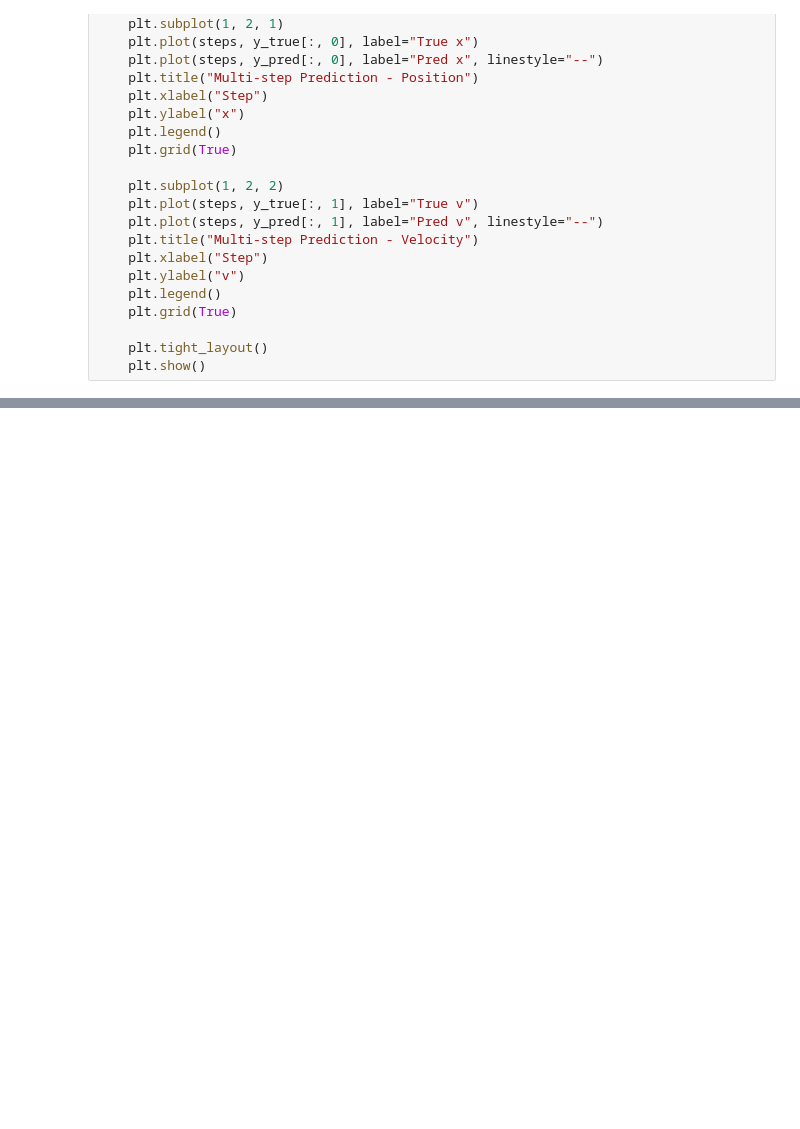
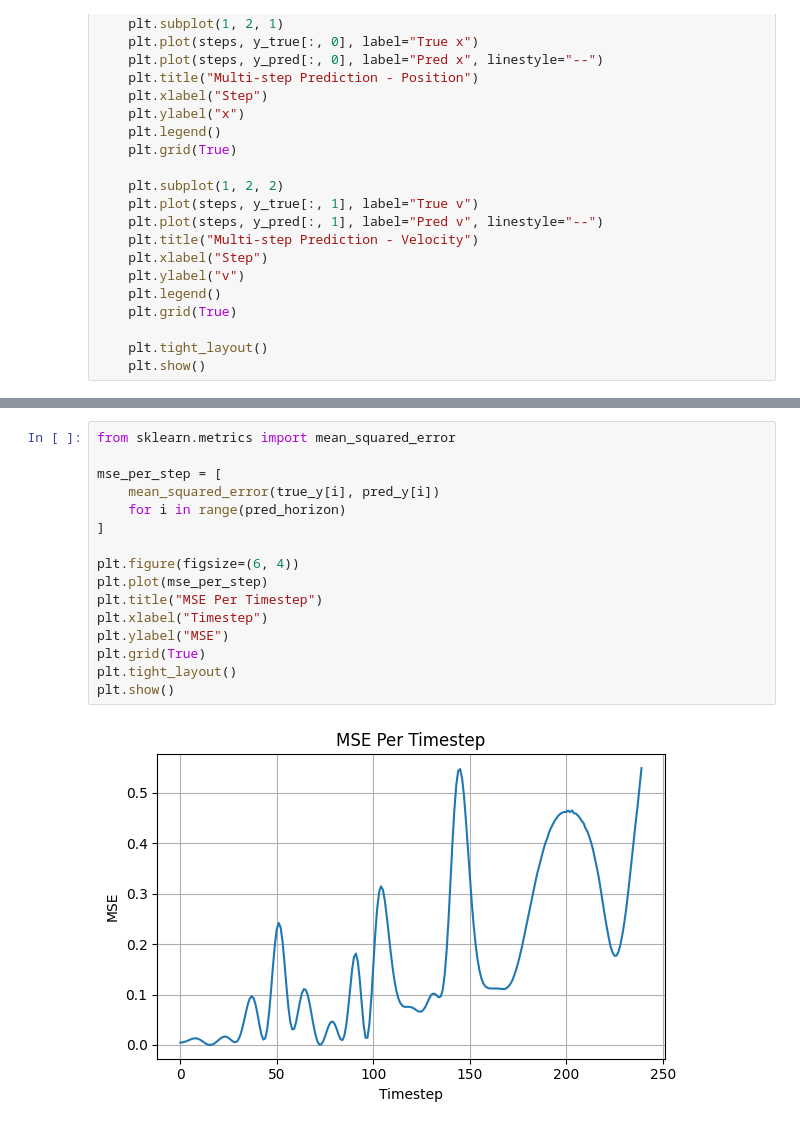
Before and after one commit to Mustafa-Meric-Kasap/duff-net-dynamics, a Jupyter notebook: notebooks/nn_modeling_multi_step.ipynb, the cells around one changed output, grey strips where cells are left out. Saved outputs shown, nothing was run; the diff lists cells and outputs as text; blank space fills up the shorter version.

```diff
--- a/notebooks/nn_modeling_multi_step.ipynb
+++ b/notebooks/nn_modeling_multi_step.ipynb
@@ -257,0 +301,18 @@ Image(filename="duffing_phase_motion.gif")
+# %%
+from sklearn.metrics import mean_squared_error
+
+mse_per_step = [
+    mean_squared_error(true_y[i], pred_y[i])
+    for i in range(pred_horizon)
+]
+
+plt.figure(figsize=(6, 4))
+plt.plot(mse_per_step)
+plt.title("MSE Per Timestep")
+plt.xlabel("Timestep")
+plt.ylabel("MSE")
+plt.grid(True)
+plt.tight_layout()
+plt.show()
+# %% [output]
+[figure, added]
```
Also changed, not shown: parts of 14 cells of this notebook.
